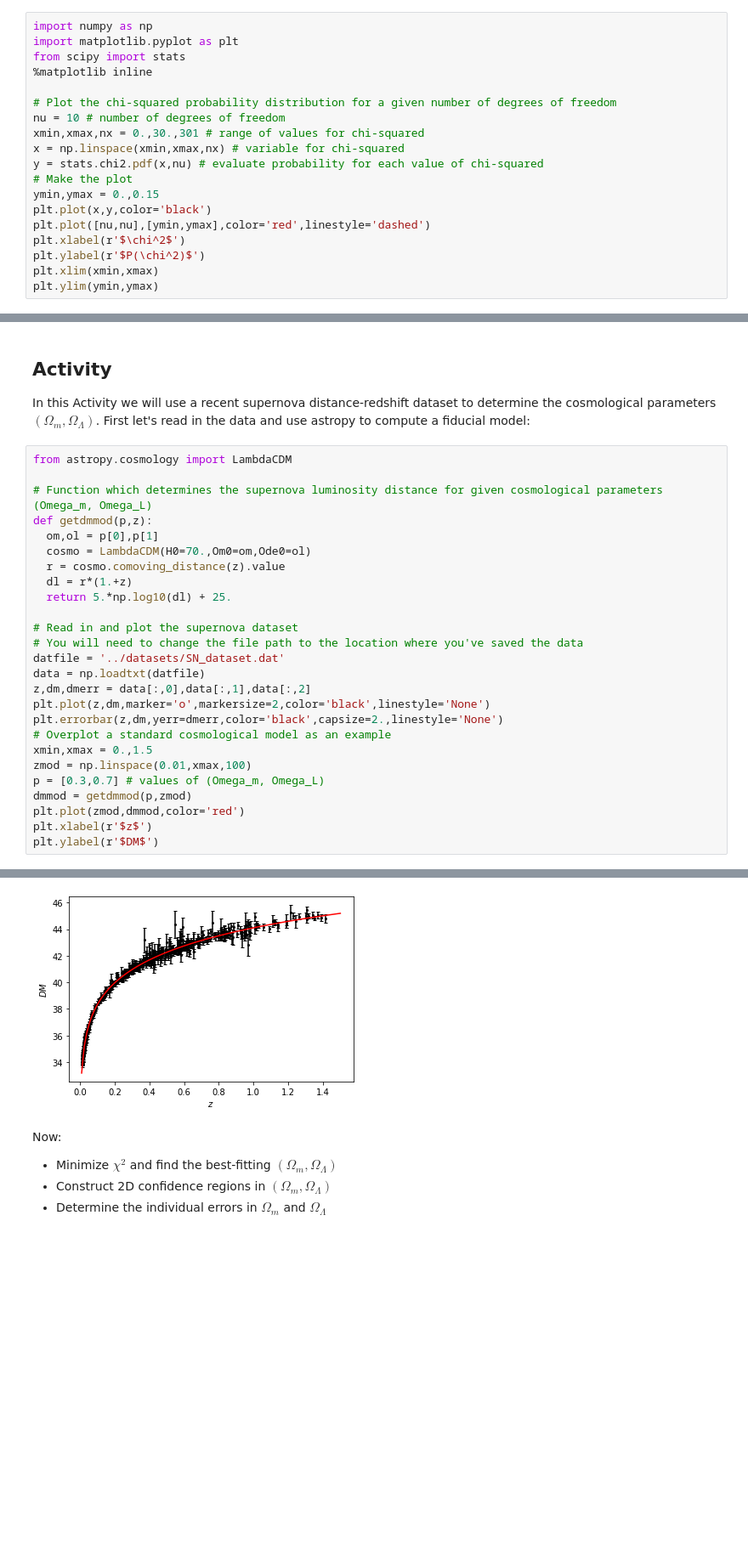
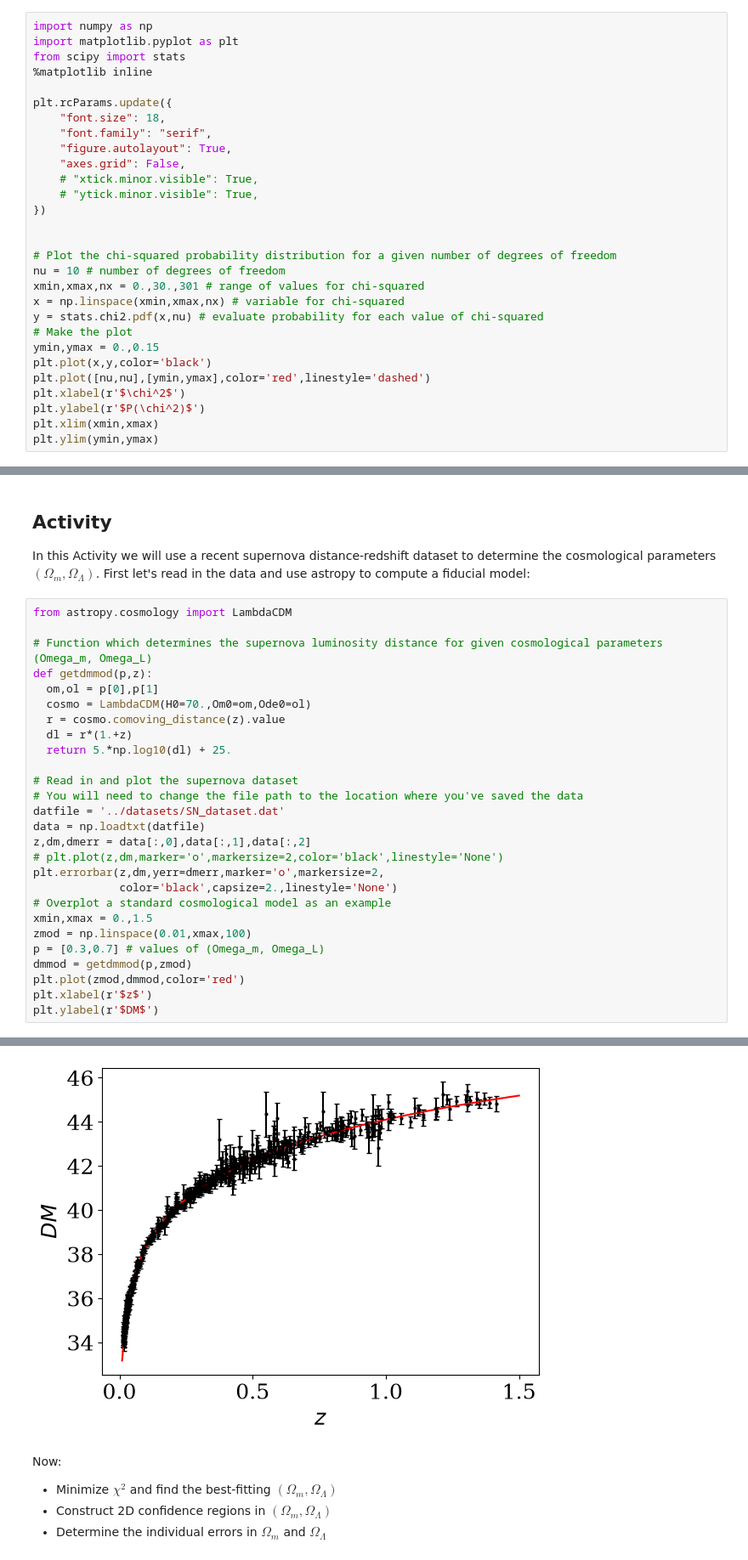
Before and after one commit to bray217/CAS_Stats_course_Sep_25, a Jupyter notebook: TO_CHANGE_Jupyter_notebooks/Notebook_Class3_ModelFitting.ipynb, the cells around one changed output, grey strips where cells are left out. Shown at 85% size. Drawn from its saved outputs; the diff is of its cells as text; blank space fills up the shorter version.

```diff
--- a/TO_CHANGE_Jupyter_notebooks/Notebook_Class3_ModelFitting.ipynb
+++ b/TO_CHANGE_Jupyter_notebooks/Notebook_Class3_ModelFitting.ipynb
@@ -36,6 +36,16 @@ import numpy as np
 import matplotlib.pyplot as plt
 from scipy import stats
 %matplotlib inline
+
+plt.rcParams.update({
+    "font.size": 18,
+    "font.family": "serif",
+    "figure.autolayout": True,
+    "axes.grid": False,
+    # "xtick.minor.visible": True,
+    # "ytick.minor.visible": True,
+})
+
 
 # Plot the chi-squared probability distribution for a given number of degrees of freedom
 nu = 10 # number of degrees of freedom
@@ -295,32 +357,33 @@ In this Activity we will use a recent supernova distance-redshift dataset to det
 # %%
 from astropy.cosmology import LambdaCDM
 
 # Function which determines the supernova luminosity distance for given cosmological parameters (Omega_m, Omega_L)
 def getdmmod(p,z):
   om,ol = p[0],p[1]
   cosmo = LambdaCDM(H0=70.,Om0=om,Ode0=ol)
   r = cosmo.comoving_distance(z).value
   dl = r*(1.+z)
   return 5.*np.log10(dl) + 25.
 
 # Read in and plot the supernova dataset
 # You will need to change the file path to the location where you've saved the data
 datfile = '../datasets/SN_dataset.dat'
 data = np.loadtxt(datfile)
 z,dm,dmerr = data[:,0],data[:,1],data[:,2]
-plt.plot(z,dm,marker='o',markersize=2,color='black',linestyle='None')
-plt.errorbar(z,dm,yerr=dmerr,color='black',capsize=2.,linestyle='None')
+# plt.plot(z,dm,marker='o',markersize=2,color='black',linestyle='None')
+plt.errorbar(z,dm,yerr=dmerr,marker='o',markersize=2,
+             color='black',capsize=2.,linestyle='None')
 # Overplot a standard cosmological model as an example
 xmin,xmax = 0.,1.5
 zmod = np.linspace(0.01,xmax,100)
 p = [0.3,0.7] # values of (Omega_m, Omega_L)
 dmmod = getdmmod(p,zmod)
 plt.plot(zmod,dmmod,color='red')
 plt.xlabel(r'$z$')
 plt.ylabel(r'$DM$')
 # %% [output]
 Text(0, 0.5, '$DM$')
-[figure, old version]
+[figure, new version]
 # %% [markdown]
 Now:
 
```
Also changed, not shown: parts of 13 cells of this notebook.
